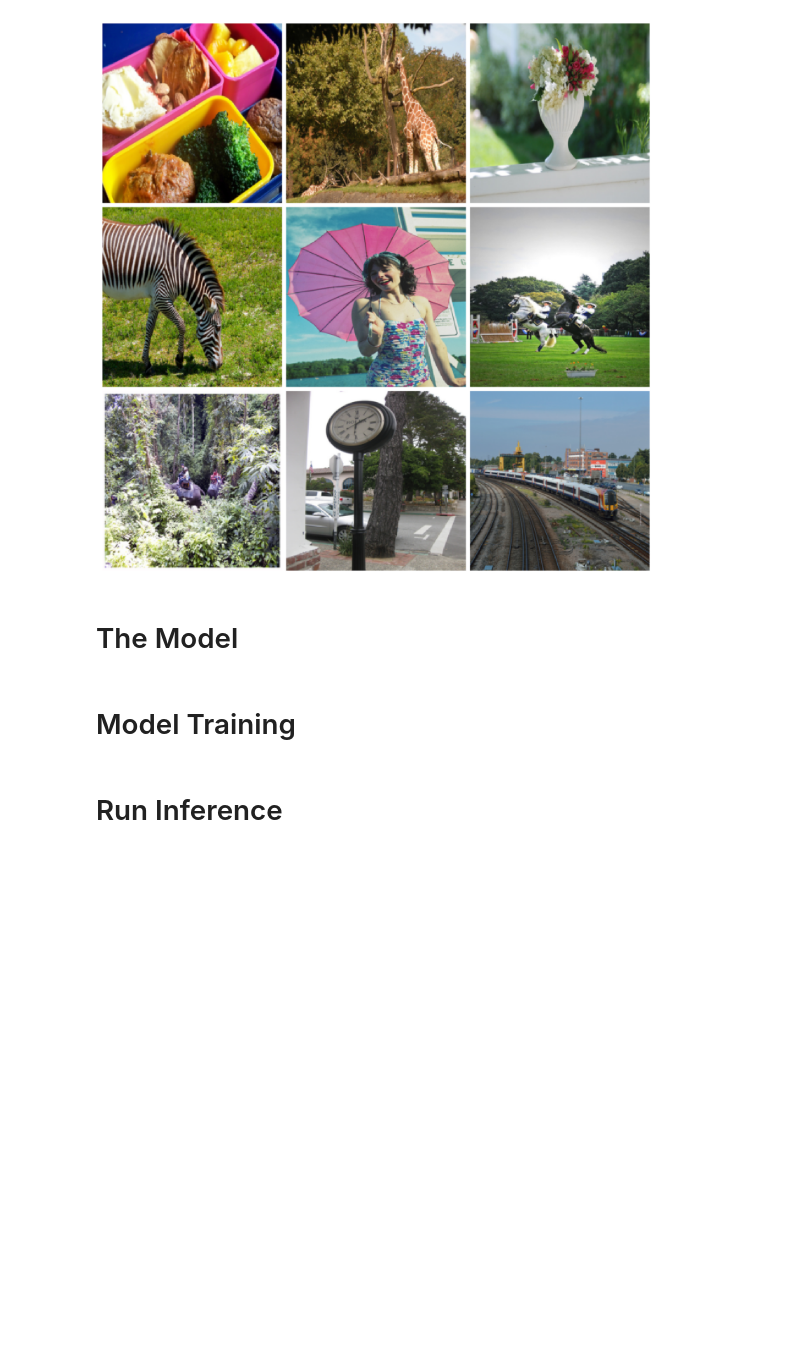
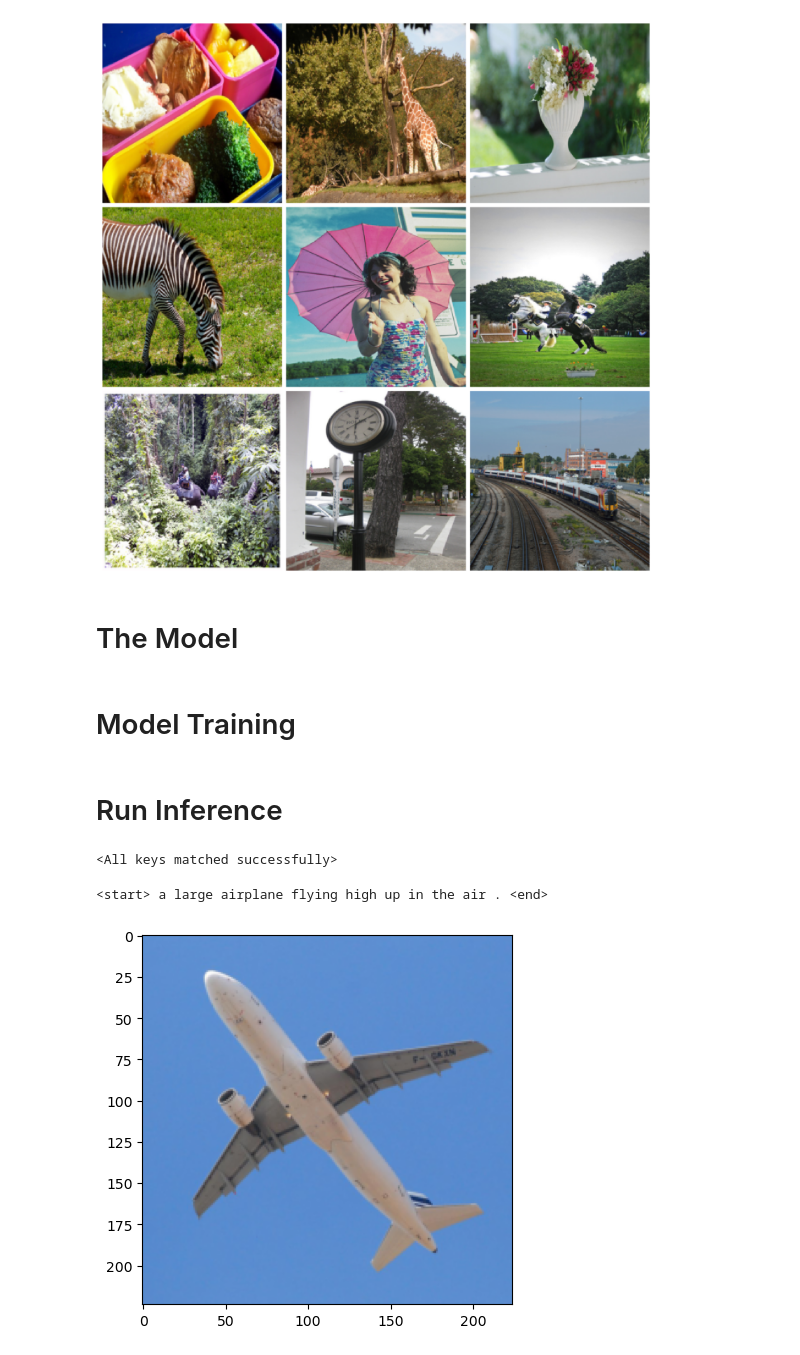
Before and after one commit to Rish-01/PyTorch-Image-Captioning, a Jupyter notebook: Image-Captioning.ipynb, the cells around one changed output. Cells and saved outputs as stored; diff of their text form; code cells hidden in the pictures; blank space fills up the shorter version.

Commit message:
Add greedy search for inference

```diff
--- a/Image-Captioning.ipynb
+++ b/Image-Captioning.ipynb
@@ -217,7 +221,7 @@ visualization_dataloader = DataLoader(visualization_dataset, batch_size=batch_si
 train_dataset = COCODataset(root=train_image_dir, annFile=train_captions_file, Dictionary=vocab, transform=transform)
 train_dataloader = DataLoader(train_dataset, batch_size=batch_size, shuffle=False, collate_fn=collate_fn)
 
-val_dataset = COCODataset(root=val_image_dir, annFile=val_captions_file, Dictionary=vocab, transform=transform)
+val_dataset = COCODataset(root=val_image_dir, annFile=val_captions_file, Dictionary=vocab, transform=visualization_transform)
 val_dataloader = DataLoader(val_dataset, batch_size=batch_size, shuffle=False, collate_fn=collate_fn)
 # %% [output]
 loading annotations into memory...
@@ -450,2 +484,49 @@ for epoch in range(num_epochs-start_epoch+1):
 # %% [markdown]
 # Run Inference
+# %%
+encoder = ImageEncoderCNN(embed_size).eval().to(device) # Eval because batch norm uses moving average.
+decoder = CaptionDecoderLSTM(vocab_size, embed_size, hidden_size, num_layers).to(device)
+
+# Load the model weights for inference.
+inference_epoch = 8 # epoch number of the model whose weights you use for inference.
+encoder_checkpoint = torch.load(os.path.join(
+            checkpoint_path, f'encoder-{inference_epoch}.pth'))
+
+decoder_checkpoint = torch.load(os.path.join(
+            checkpoint_path, f'decoder-{inference_epoch}.pth'))
+
+# Load the weights into the model.
+encoder.load_state_dict(encoder_checkpoint['model_state_dict'])
+decoder.load_state_dict(decoder_checkpoint['model_state_dict'])
+# %% [output]
+<All keys matched successfully>
+# %%
+def postprocess_caption(caption):
+    """
+    Convert the caption with indices to human readable form.
+    """
+    sampled_caption_tokens = [vocab.idx2word[word_idx] for word_idx in caption]
+    sampled_caption = ' '.join(sampled_caption_tokens)
+    return sampled_caption
+# %%
+max_seq_length = 20
+end_token = vocab.word2idx['<end>']
+
+image_number = 2544
+image = val_dataset[image_number][0]
+plt.figure()
+plt.imshow(image.permute(1, 2, 0))
+image = image.to(device)
+
+# Pass image through the model
+image_features = encoder(image.unsqueeze(0))
+
+# Generate caption
+caption_pred = decoder.generate_caption(image_features, max_seq_length, end_token)
+
+# Post-process generated and reference captions
+caption_pred = postprocess_caption(caption_pred)
+print(caption_pred)
+# %% [output]
+<start> a large airplane flying high up in the air . <end>
+[figure, added]
```
Also changed, not shown: parts of 5 cells of this notebook.
